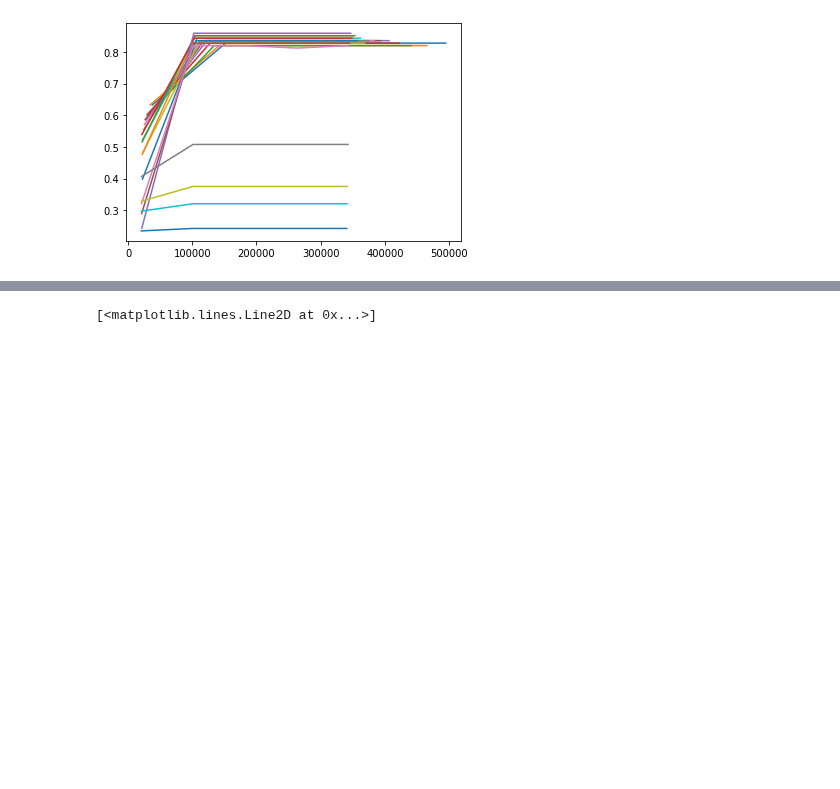
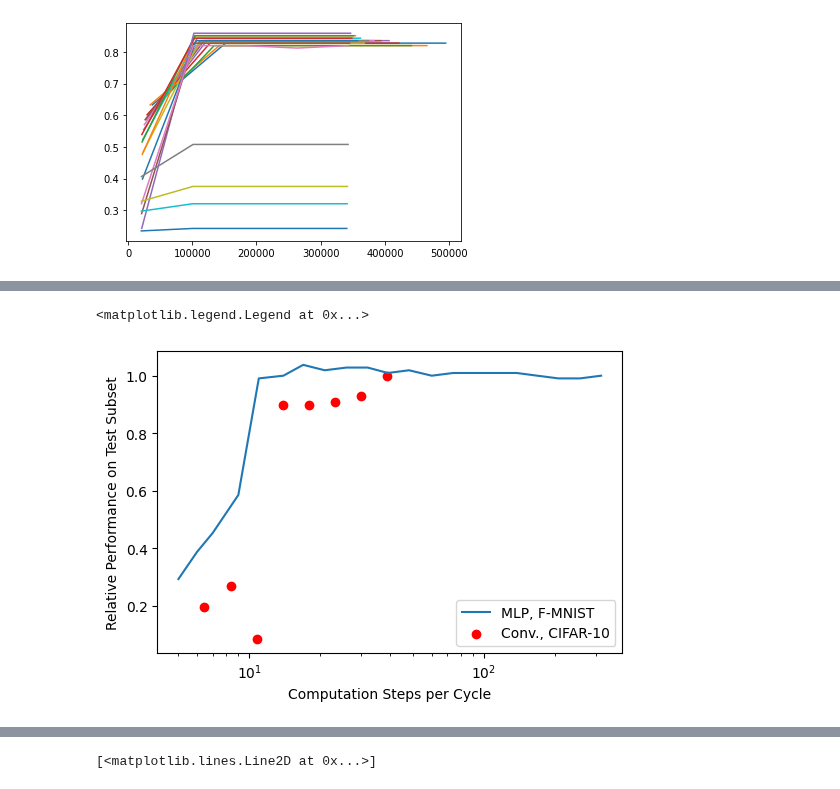
Before and after one commit to wilkieolin/phasor_networks, a Jupyter notebook: phasor model fashion.ipynb, the cells around one changed output, grey strips where cells are left out. Saved outputs shown, nothing was run; the diff lists cells and outputs as text; code cells hidden in the pictures; blank space fills up the shorter version.

```diff
--- a/phasor model fashion.ipynb
+++ b/phasor model fashion.ipynb
@@ -433,0 +485,10 @@ Text(0, 0.5, 'Relative Performance on Test Subset')
+# %%
+plt.figure(dpi=dpi)
+plt.semilogx(points, res2 / res2[0], label="MLP, F-MNIST")
+plt.scatter(1 / restest_points[0:8], res_preds / res_preds[0], color="red", label="Conv., CIFAR-10")
+plt.xlabel("Computation Steps per Cycle")
+plt.ylabel("Relative Performance on Test Subset")
+plt.legend()
+# %% [output]
+<matplotlib.legend.Legend at 0x...>
+[figure, added]
```
Also changed, not shown: parts of 19 cells of this notebook, 7 other files.
